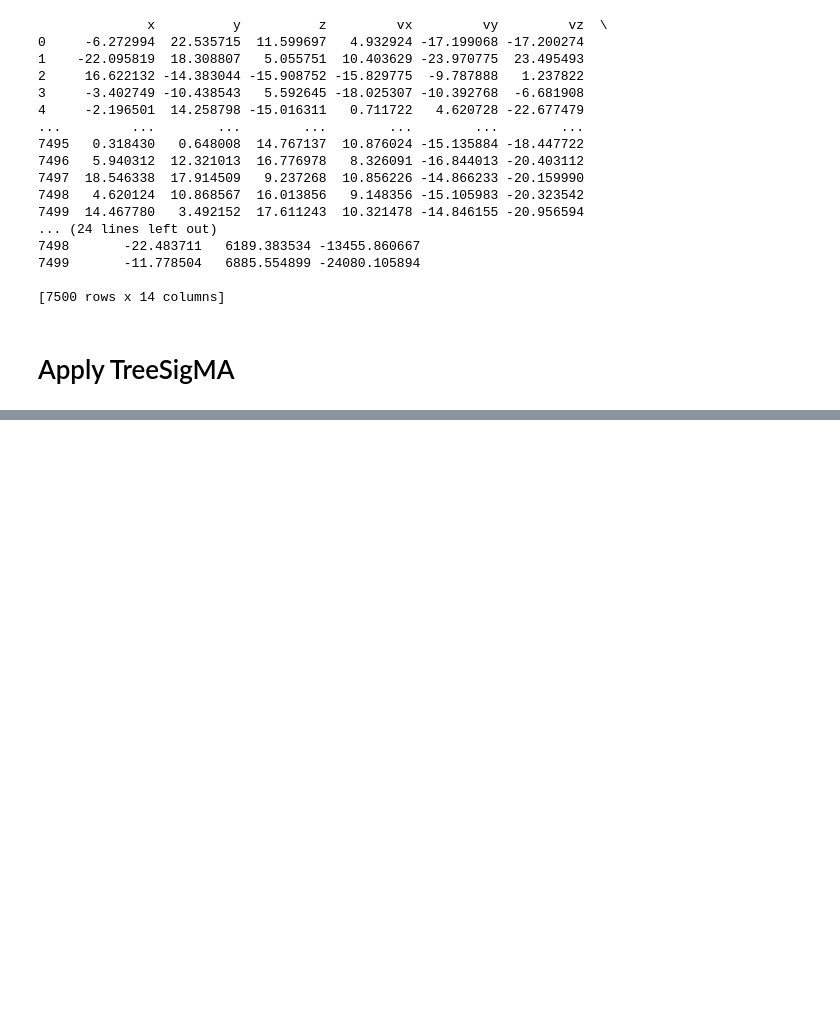
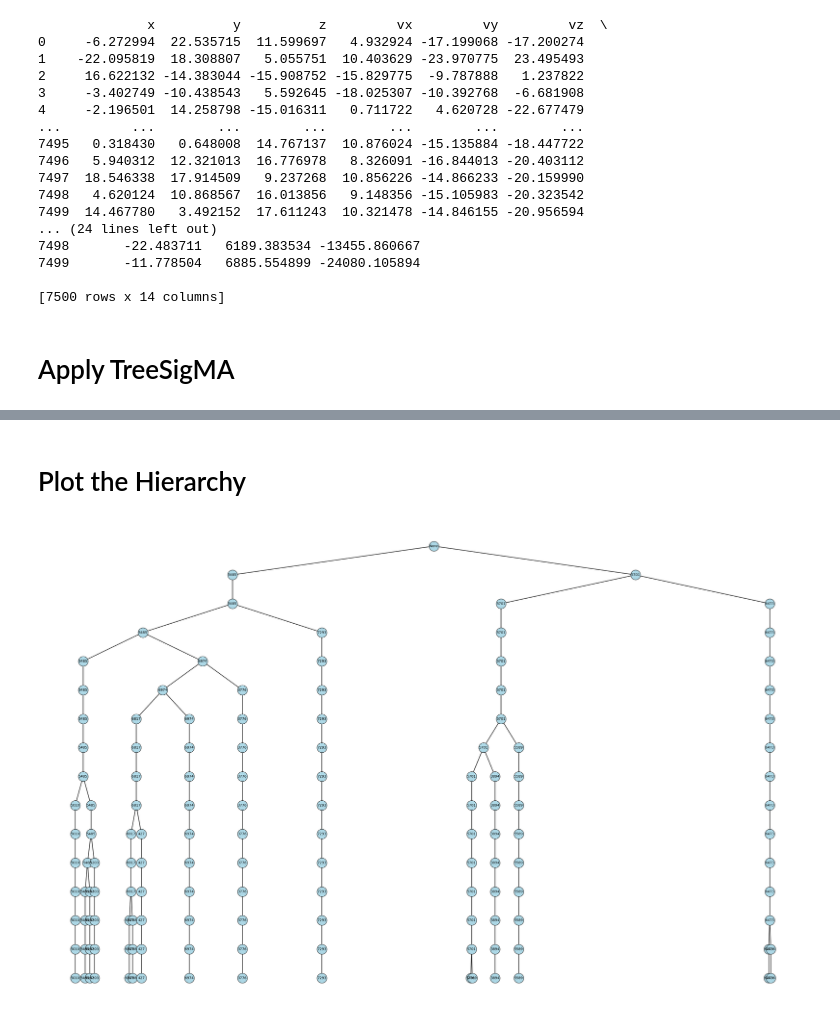
Before and after one commit to ratzenboe/local-clustering, a Jupyter notebook: use_treesigma.ipynb, the cells around one changed output, grey strips where cells are left out. Drawn from its saved outputs; the diff is of its cells as text; code cells hidden in the pictures; blank space fills up the shorter version.

```diff
--- a/use_treesigma.ipynb
+++ b/use_treesigma.ipynb
@@ -224,0 +230,55 @@ AttributeError: 'TreeSigMA' object has no attribute 'alpha'
+# %% [markdown]
+# Plot the Hierarchy
+# %%
+def plot_tree(node, x=0, y=0, level=0, x_spacing=1.5, y_spacing=1.5, node_positions=None, parent_positions=None, parent=None):
+    """
+    Recursively plot tree structure
+
+    Args:
+        node (TreeNode): The current node to plot.
+        x (float): X-coordinate of the current node.
+        y (float): Y-coordinate of the current node.
+        level (int): Current level in the tree.
+        x_spacing (float): Horizontal spacing between nodes.
+        y_spacing (float): Vertical spacing between levels.
+        node_positions (dict): Dictionary to store node positions for plotting.
+        parent_positions (dict): Dictionary to store parent positions for edges.
+        parent (tuple): Position of the parent node.
+    """
+    if node_positions is None:
+        node_positions = {}
+    if parent_positions is None:
+        parent_positions = []
+
+    # Store the current node's position
+    node_positions[node.node_id] = (x, y)
+    if parent is not None:
+        parent_positions.append((parent, (x, y)))
+
+    # Compute positions for children
+    n_children = len(node.children)
+    for i, child in enumerate(node.children):
+        child_x = x - x_spacing * (n_children - 1) / 2 + i * x_spacing
+        child_y = y - y_spacing
+        plot_tree(child, x=child_x, y=child_y, level=level + 1,
+                  x_spacing=x_spacing / 1.5, y_spacing=y_spacing,
+                  node_positions=node_positions, parent_positions=parent_positions,
+                  parent=(x, y))
+
+    # Plot when at the root level
+    if level == 0:
+        fig, ax = plt.subplots(figsize=(40, 25))
+        for (start, end) in parent_positions:
+            ax.plot([start[0], end[0]], [start[1], end[1]], 'k-', zorder=1)
+        for node_id, (nx, ny) in node_positions.items():
+            current_node = tree_sigma.hierarchy.nodes[node_id]
+            original_label = current_node.data.get("original_label")  # Get the original_label
+            ax.scatter(nx, ny, s=800, c='lightblue', edgecolors='black', zorder=2)
+            #ax.text(nx, ny, str(node_id), fontsize=10, ha='center', va='center', zorder=3)
+            ax.text(nx, ny, f"{original_label}", fontsize=10, ha='center', va='center', zorder=3)
+        ax.axis('off')
+        plt.show()
+
+plot_tree(tree_sigma.hierarchy.root)
+# %% [output]
+[figure, added]
```
Also changed, not shown: parts of 5 cells of this notebook.
